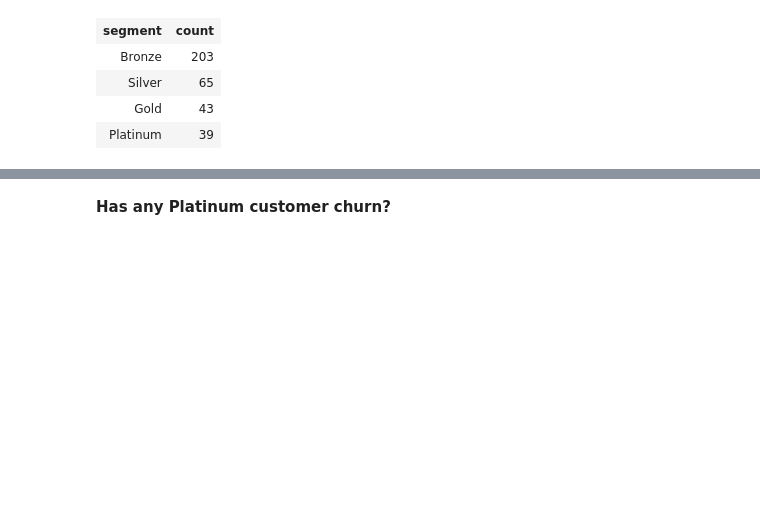
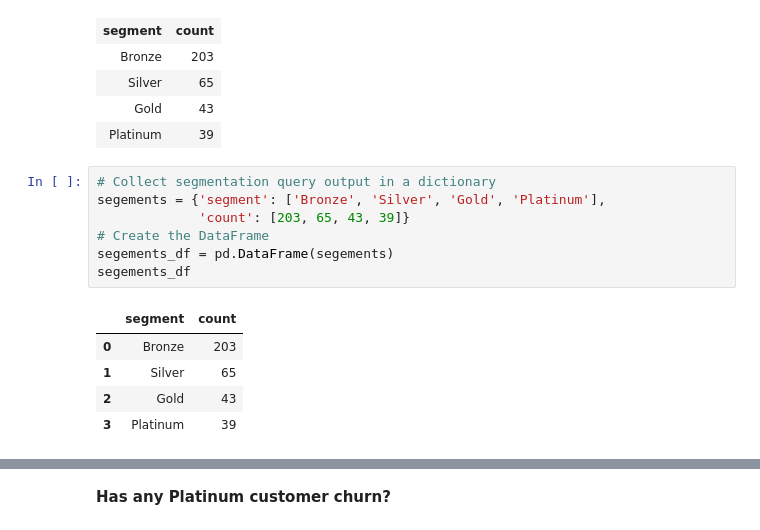
Before and after one commit to BuhariS/Interrogation-of-the-Parch-Posey-Database, a Jupyter notebook: Interrogation of the Parch & Posey Database.ipynb, the cells around one changed output, grey strips where cells are left out. Drawn from its saved outputs; the diff is of its cells as text; blank space fills up the shorter version.

```diff
--- a/Interrogation of the Parch & Posey Database.ipynb
+++ b/Interrogation of the Parch & Posey Database.ipynb
@@ -582,3 +582,16 @@ Done.
 | Silver | 65 |
 | Gold | 43 |
 | Platinum | 39 |
+# %%
+# Collect segmentation query output in a dictionary
+segements = {'segment': ['Bronze', 'Silver', 'Gold', 'Platinum'],
+             'count': [203, 65, 43, 39]}
+# Create the DataFrame
+segements_df = pd.DataFrame(segements)
+segements_df
+# %% [output]
+|  | segment | count |
+| 0 | Bronze | 203 |
+| 1 | Silver | 65 |
+| 2 | Gold | 43 |
+| 3 | Platinum | 39 |
```
Also changed, not shown: parts of 25 cells of this notebook.
